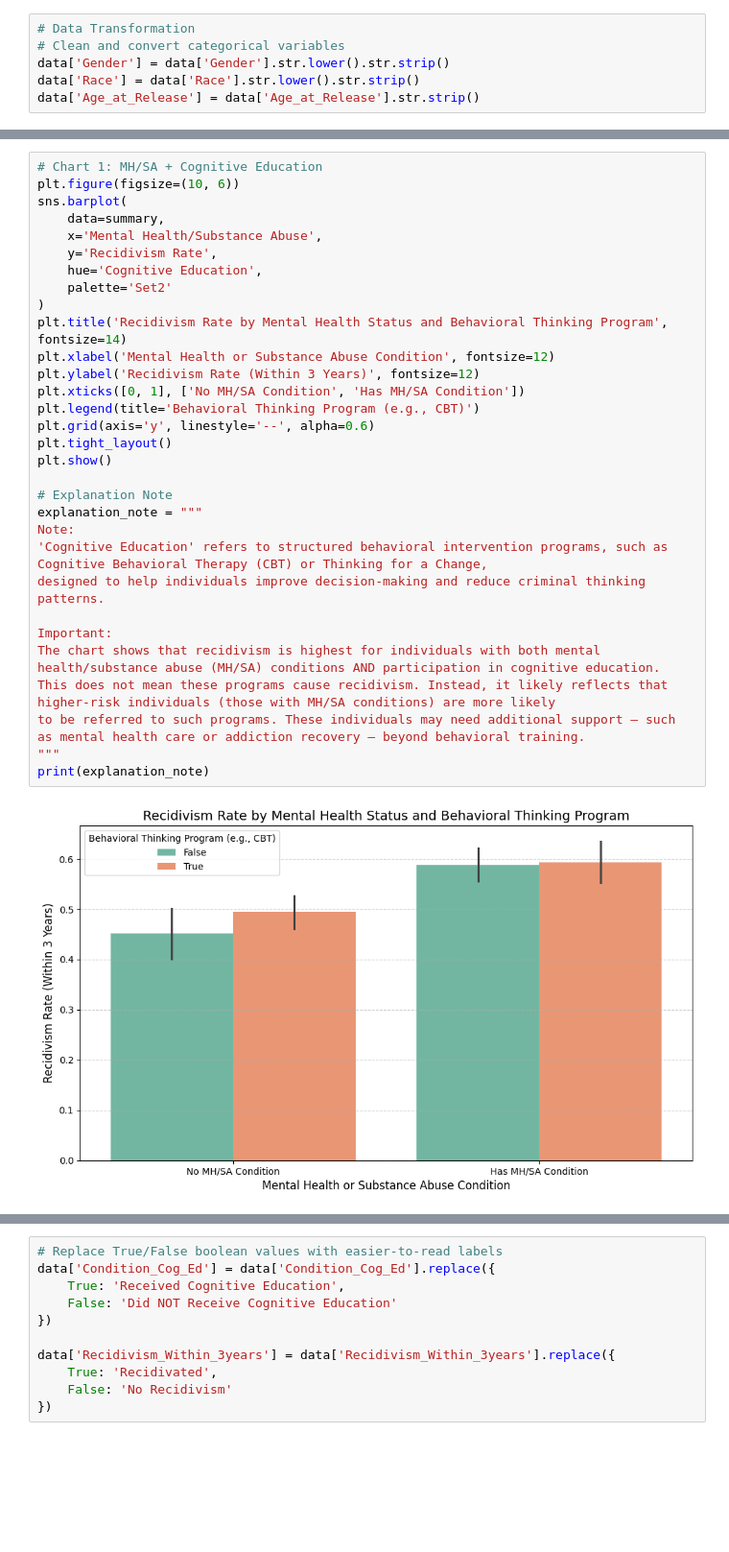
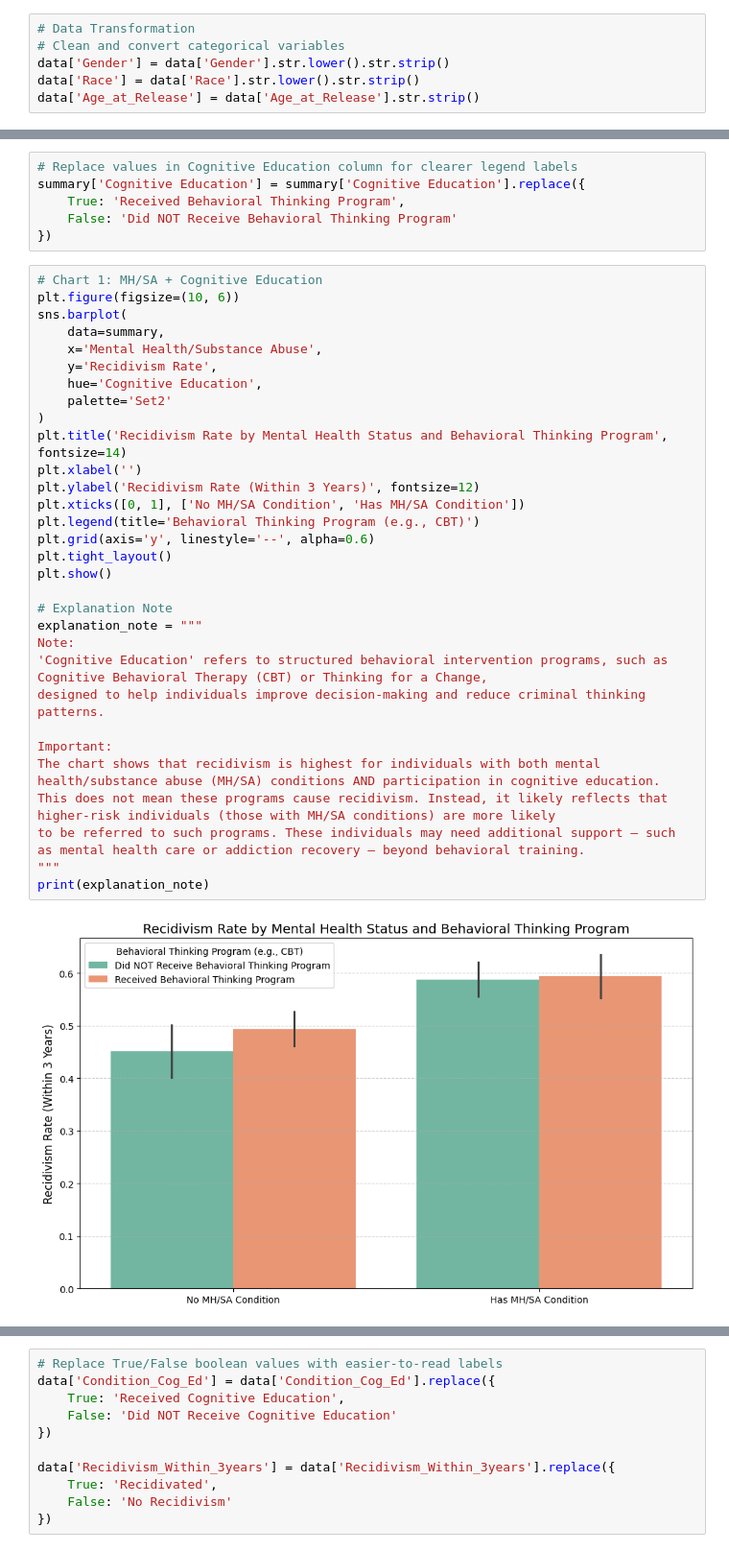
Before and after one commit to mpatel5/FoundationsOfDataScience, a Jupyter notebook: Final.ipynb, the cells around one changed output, grey strips where cells are left out. Shown: that part at 96% size. Drawn from its saved outputs; the diff is of its cells as text; blank space fills up the shorter version.

```diff
--- a/Final.ipynb
+++ b/Final.ipynb
@@ -63,38 +62,44 @@ data['Age_at_Release'] = data['Age_at_Release'].str.strip()
 summary = data.groupby(['Condition_MH_SA', 'Condition_Cog_Ed', 'Employment_Exempt'])['Recidivism_Within_3years'].mean().reset_index()
 summary.columns = ['Mental Health/Substance Abuse', 'Cognitive Education', 'Employment Exempt', 'Recidivism Rate']
+# %%
+# Replace values in Cognitive Education column for clearer legend labels
+summary['Cognitive Education'] = summary['Cognitive Education'].replace({
+    True: 'Received Behavioral Thinking Program',
+    False: 'Did NOT Receive Behavioral Thinking Program'
+})
 # %%
 # Chart 1: MH/SA + Cognitive Education
 plt.figure(figsize=(10, 6))
 sns.barplot(
     data=summary,
     x='Mental Health/Substance Abuse',
     y='Recidivism Rate',
     hue='Cognitive Education',
     palette='Set2'
 )
 plt.title('Recidivism Rate by Mental Health Status and Behavioral Thinking Program', fontsize=14)
-plt.xlabel('Mental Health or Substance Abuse Condition', fontsize=12)
+plt.xlabel('')
 plt.ylabel('Recidivism Rate (Within 3 Years)', fontsize=12)
 plt.xticks([0, 1], ['No MH/SA Condition', 'Has MH/SA Condition'])
 plt.legend(title='Behavioral Thinking Program (e.g., CBT)')
 plt.grid(axis='y', linestyle='--', alpha=0.6)
 plt.tight_layout()
 plt.show()
 
 # Explanation Note
 explanation_note = """
 Note:
 'Cognitive Education' refers to structured behavioral intervention programs, such as Cognitive Behavioral Therapy (CBT) or Thinking for a Change,
 designed to help individuals improve decision-making and reduce criminal thinking patterns.
 
 Important:
 The chart shows that recidivism is highest for individuals with both mental health/substance abuse (MH/SA) conditions AND participation in cognitive education.
 This does not mean these programs cause recidivism. Instead, it likely reflects that higher-risk individuals (those with MH/SA conditions) are more likely
 to be referred to such programs. These individuals may need additional support — such as mental health care or addiction recovery — beyond behavioral training.
 """
 print(explanation_note)
 # %% [output]
-[figure, old version]
+[figure, new version]
 Note:
 'Cognitive Education' refers to structured behavioral intervention programs, such as Cognitive Behavioral Therapy (CBT) or Thinking for a Change,
 designed to help individuals improve decision-making and reduce criminal thinking patterns.
```
Also changed, not shown: parts of 3 cells of this notebook.
